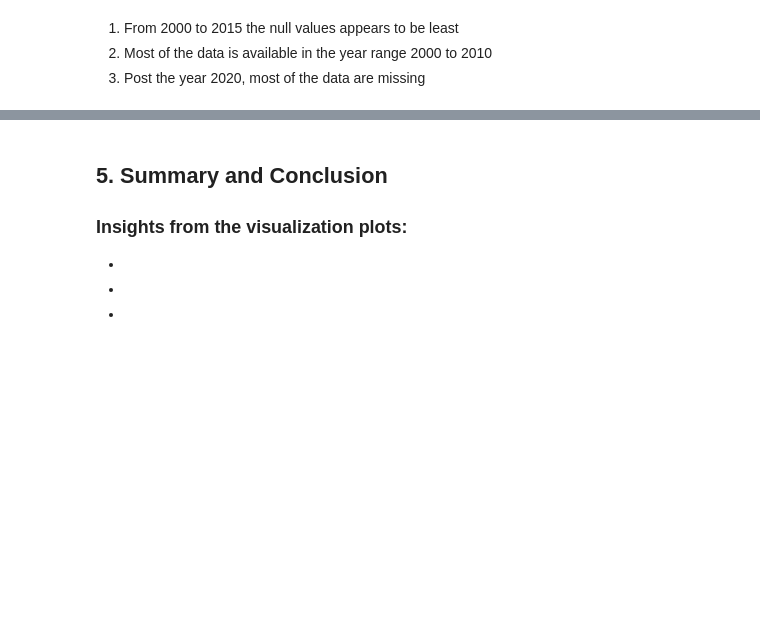
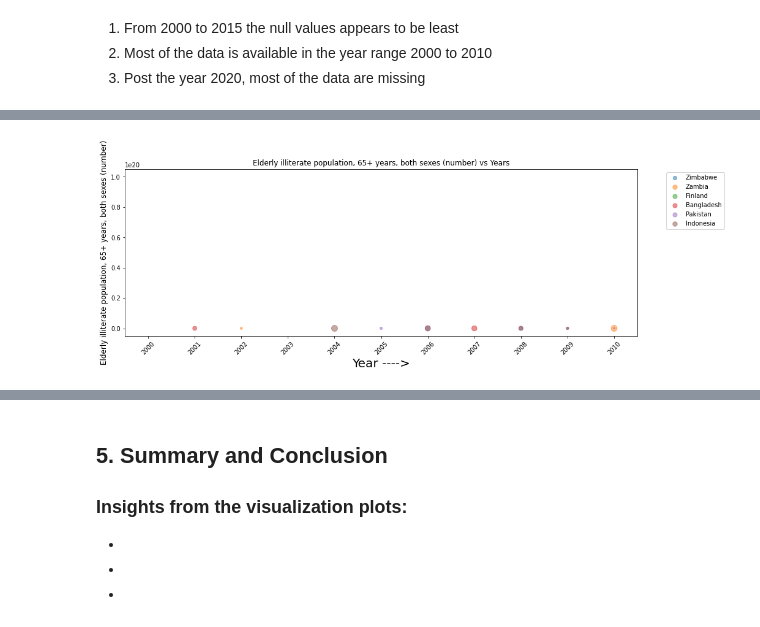
Before and after one commit to deba-roy/World_Bank_Global_Education_Analysis, a Jupyter notebook: DEBARTHA_ROY_CHOWDHURY_World_Bank_Global_Education_Analysis_Capstone_Project.ipynb, the cells around one changed output, grey strips where cells are left out. Cells and saved outputs as stored; diff of their text form; code cells hidden in the pictures; blank space fills up the shorter version.

```diff
--- a/DEBARTHA_ROY_CHOWDHURY_World_Bank_Global_Education_Analysis_Capstone_Project.ipynb
+++ b/DEBARTHA_ROY_CHOWDHURY_World_Bank_Global_Education_Analysis_Capstone_Project.ipynb
@@ -541,0 +607,4 @@ KeyError: ignored
+# %%
+Country_indicator('Elderly illiterate population, 65+ years, both sexes (number)',2000,'Zimbabwe','Zambia','Finland','Bangladesh','Pakistan','Indonesia')
+# %% [output]
+[figure, added]
```
Also changed, not shown: parts of 19 cells of this notebook.
